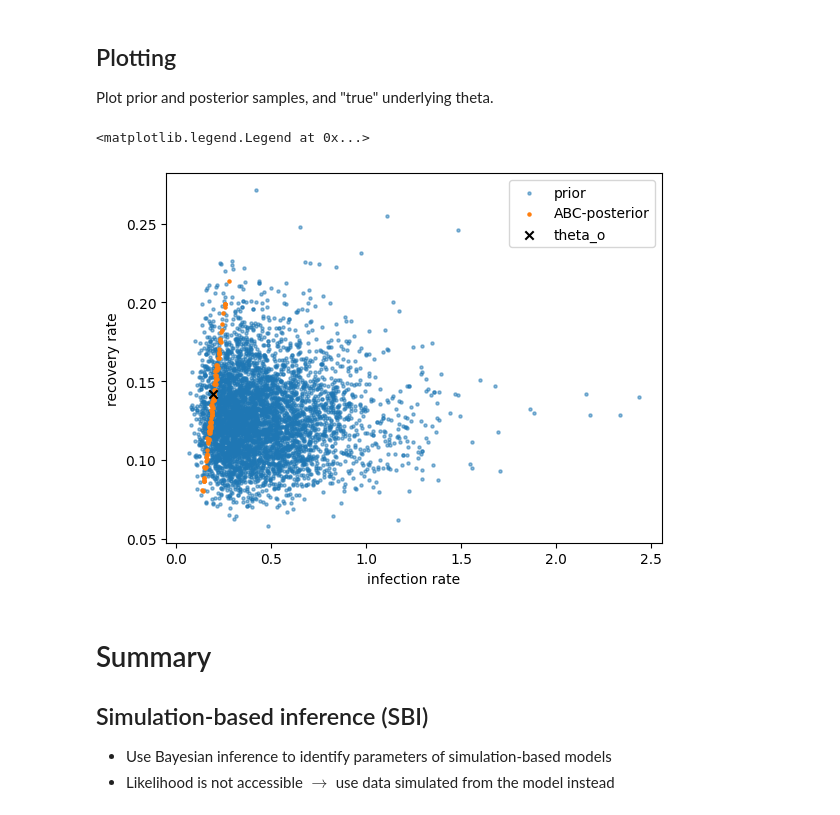
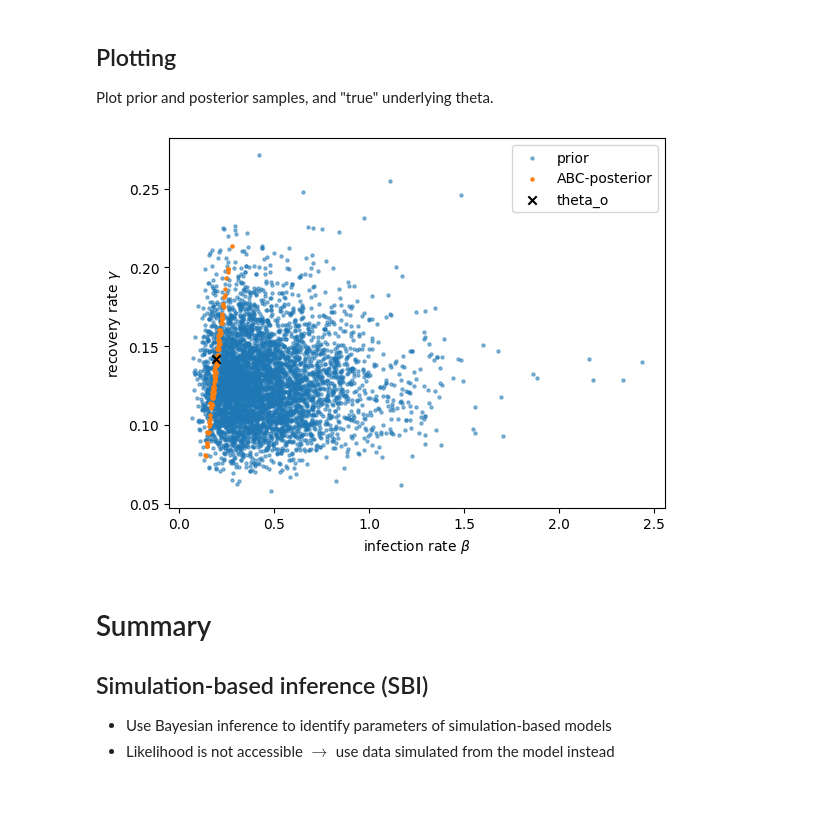
Before and after one commit to aai-institute/tfl-training-sbi, a Jupyter notebook: notebooks/nb_01_introduction_to_sbi.ipynb, the cells around one changed output. Saved outputs shown, nothing was run; the diff lists cells and outputs as text; code cells hidden in the pictures.

```diff
--- a/notebooks/nb_01_introduction_to_sbi.ipynb
+++ b/notebooks/nb_01_introduction_to_sbi.ipynb
@@ -209,8 +210,8 @@ x_o = sir_x[-1:]
 # %%
 def distance(x: Tensor, x_o: Tensor) -> Tensor:
-    """Returns the mean squared error between x and x_o.
+    """Returns the mean squared error (MSE) between x and x_o.
 
-    Note: the mean is taken over x, i.e., over the second dimension.
+    Note: the mean is taken over data dimensions, i.e., over the second dimension of x.
 
     Args:
         x: Tensor of simulated data, (batch, dim_x)
@@ -223,9 +224,9 @@ def distance(x: Tensor, x_o: Tensor) -> Tensor:
 # %%
 # Part 1 solution.
 def distance(x: Tensor, x_o: Tensor) -> Tensor:
-    """Returns the mean squared error between x and x_o.
+    """Returns the mean squared error (MSE) between x and x_o.
 
-    Note: the mean is taken over x, i.e., over the second dimension.
+    Note: the mean is taken over data dimensions, i.e., over the second dimension of x.
 
     Args:
         x: Tensor of simulated data, (batch, dim_x)
@@ -254,13 +255,15 @@ def rejection_abc(
 
     Args:
         num_simulations: simulation budget
-        sample_and_simulate: a function that samples a parameter from the prior and simulates the SIR model.
+        sample_and_simulate: a function that samples a parameter from the prior and
+            simulates the SIR model: takes number of samples (int) as input and returns
+            theta and x: theta_i, x_i = sample_and_simulate(num_samples)
         epsilon: the rejection threshold for the distance between x and x_o.abs
         x_o: the observed data.
     Returns:
         posterior_samples: the accepted theta, i.e., theta for which d(x, x_o) < epsilon.
-        theta: all sampled parameters (optional)
-        x: all simulated data (optional)
+        theta: all sampled parameters
+        x: all simulated data
     """
 
     posterior_samples = []
@@ -277,13 +280,15 @@ def rejection_abc(
 
     Args:
         num_simulations: simulation budget
-        sample_and_simulate: a function that samples a parameter from the prior and simulates the SIR model.
+        sample_and_simulate: a function that samples a parameter from the prior and
+            simulates the SIR model: takes number of samples (int) as input and returns
+            theta and x: theta_i, x_i = sample_and_simulate(num_samples)
         epsilon: the rejection threshold for the distance between x and x_o.abs
         x_o: the observed data.
     Returns:
         posterior_samples: the accepted theta, i.e., theta for which d(x, x_o) < epsilon.
-        theta: all sampled parameters (optional)
-        x: all simulated data (optional)
+        theta: all sampled parameters
+        x: all simulated data
     """
 
     posterior_samples = []
@@ -327,23 +332,14 @@ Plot prior and posterior samples, and "true" underlying theta.
 # %%
 # Select number of samples for scatter plot.
 num_prior_samples = 5000
-plt.scatter(
-    theta[:num_prior_samples, 0],
-    theta[:num_prior_samples, 1],
-    s=5,
-    alpha=0.5,
-    label="prior",
-)
-plt.scatter(
-    posterior_samples[:, 0], posterior_samples[:, 1], s=5, label="ABC-posterior"
-)
+plt.scatter(theta[:num_prior_samples, 0], theta[:num_prior_samples, 1], s=5, alpha=0.5, label="prior",)
+plt.scatter(posterior_samples[:, 0], posterior_samples[:, 1], s=5, label="ABC-posterior")
 plt.scatter(*true_theta[0], marker="x", color="k", label="theta_o")
-plt.xlabel("infection rate")
-plt.ylabel("recovery rate")
-plt.legend()
+plt.xlabel(r"infection rate $\beta$")
+plt.ylabel(r"recovery rate $\gamma$")
+plt.legend();
 # %% [output]
-<matplotlib.legend.Legend at 0x...>
-[figure, old version]
+[figure, new version]
 # %% [markdown]
 # Summary
 
```
Also changed, not shown: parts of 5 cells of this notebook.
